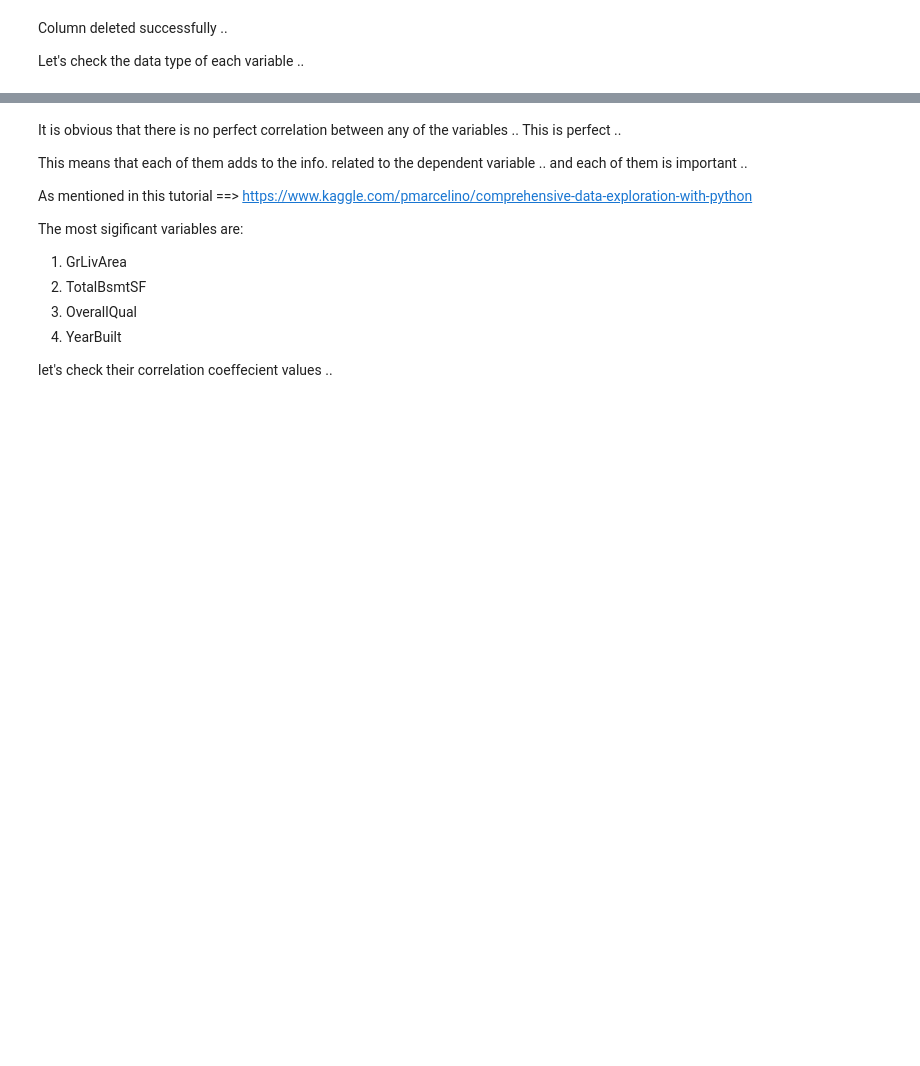
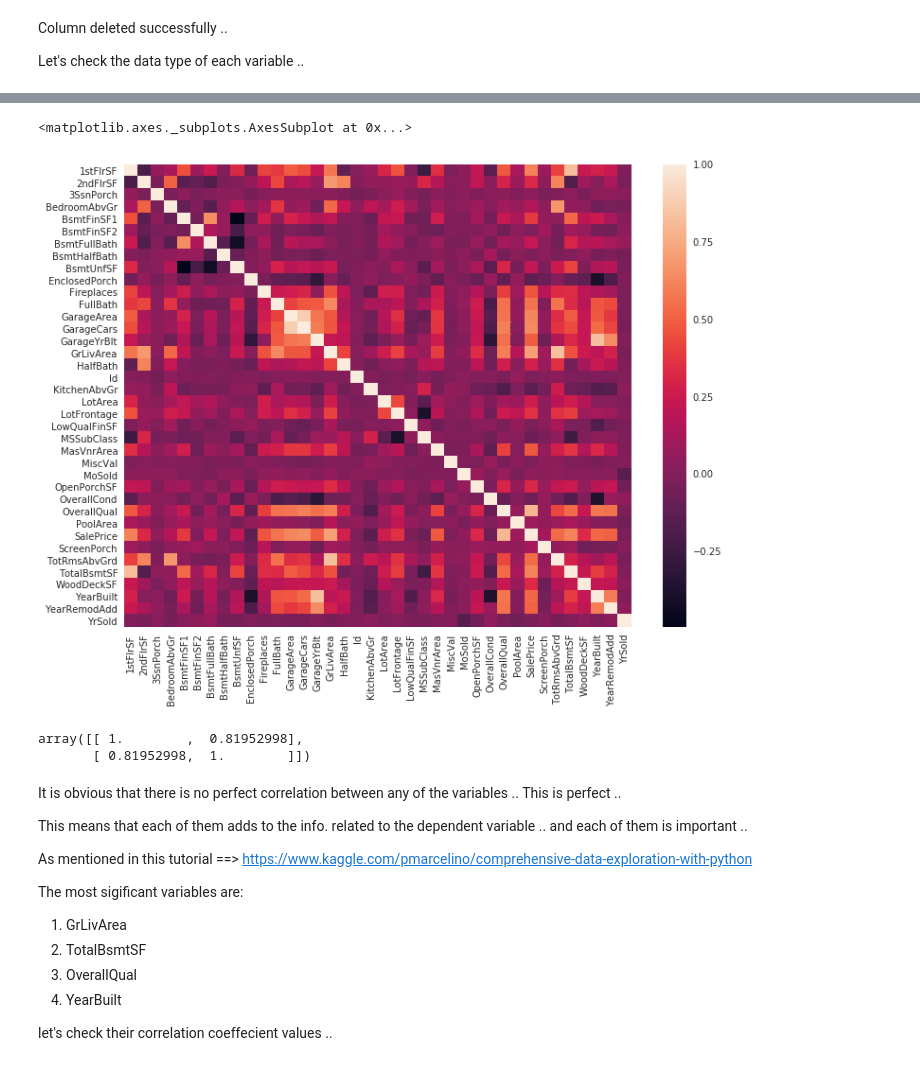
Before and after one commit to EAboelhamd/Kaggle-Competitions, a Jupyter notebook: Housing_Price_Prediction/House_Price_Prediction.ipynb, the cells around one changed output, grey strips where cells are left out. Saved outputs shown, nothing was run; the diff lists cells and outputs as text; code cells hidden in the pictures; blank space fills up the shorter version.

```diff
--- a/Housing_Price_Prediction/House_Price_Prediction.ipynb
+++ b/Housing_Price_Prediction/House_Price_Prediction.ipynb
@@ -68,5 +153,14 @@ df.columns.to_series().groupby(df.dtypes).groups
 # %%
 ## heatmap
 corr = df.corr()
+f, ax = plt.subplots(figsize=(12, 9))
 sns.heatmap(corr, xticklabels=corr.columns.values, yticklabels=corr.columns.values)
+# %% [output]
+<matplotlib.axes._subplots.AxesSubplot at 0x...>
+[figure, added]
+# %%
+np.corrcoef(df['TotalBsmtSF'], df['1stFlrSF'])  ## high correlation !
+# %% [output]
+array([[ 1.        ,  0.81952998],
+       [ 0.81952998,  1.        ]])
 # %%
```
Also changed, not shown: parts of 77 cells of this notebook.
